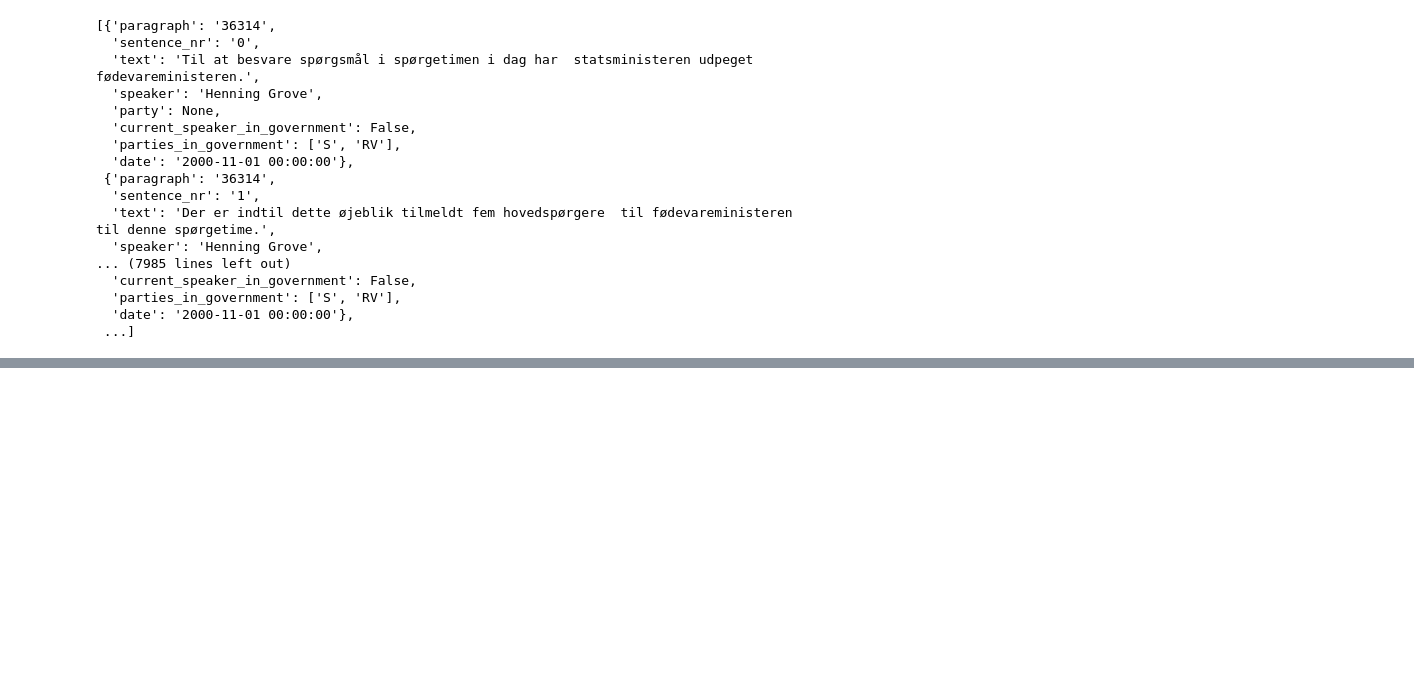
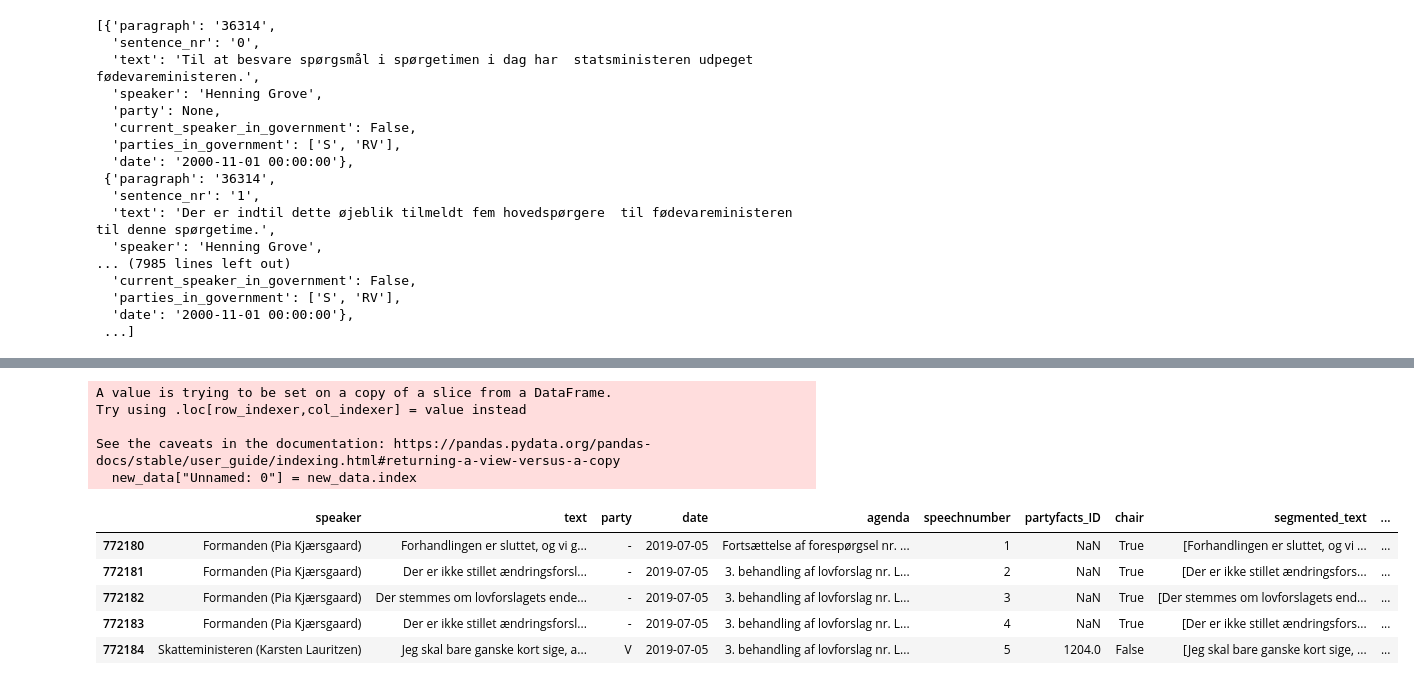
Before and after one commit to Lundsfryd/Bachelor_project, a Jupyter notebook: create_inference_data.ipynb, the cells around one changed output, grey strips where cells are left out. Cells and saved outputs as stored; diff of their text form; code cells hidden in the pictures; blank space fills up the shorter version.

```diff
--- a/create_inference_data.ipynb
+++ b/create_inference_data.ipynb
@@ -275,0 +290,5 @@ preprocess_json(input_path = "/work/MarkusLundsfrydJensen#1865/inferece_data/inf
+# %%
+new_data.pop("period")
+new_data.pop("Unnamed: 0")
+new_data.pop("procedure_ID")
+new_data.pop("link")
@@ -275,0 +308,4 @@ preprocess_json(input_path = "/work/MarkusLundsfrydJensen#1865/inferece_data/inf
+# %%
+# Convert the column to datetime (specify format if necessary)
+new_data['date'] = pd.to_datetime(new_data['date'], format='%Y-%m-%d')
+new_data.head()
@@ -275,0 +340,18 @@ preprocess_json(input_path = "/work/MarkusLundsfrydJensen#1865/inferece_data/inf
+# %%
+#fix paragraph_number
+#get last paragraph number of old data
+print(len(new_data))
+latest_date = max(df["date"])
+hello = df[(df["date"] == latest_date)]
+
+latest_speechnumber = max(hello["speechnumber"])
+
+latest_datapoint = df[(df["date"] == latest_date) & (df["speechnumber"] == latest_speechnumber)]
+latest_datapoint = latest_datapoint.index[0] +1
+
+new_data = new_data[new_data["date"] > latest_date
+]
+#df = df.reset_index(drop=True)
+new_data.index = range(latest_datapoint, latest_datapoint + len(new_data))
+print(len(new_data))
+new_data.head()
@@ -275,0 +367,5 @@ preprocess_json(input_path = "/work/MarkusLundsfrydJensen#1865/inferece_data/inf
+# %%
+#now do sentence_segmentation
+
+import ipywidgets
+new_data['segmented_text'] = new_data['text'].swifter.apply(split_paragraph)
@@ -275,0 +391,15 @@ preprocess_json(input_path = "/work/MarkusLundsfrydJensen#1865/inferece_data/inf
+# %%
+new_data["Unnamed: 0"] = new_data.index
+new_data.head()
+# %% [output]
+A value is trying to be set on a copy of a slice from a DataFrame.
+Try using .loc[row_indexer,col_indexer] = value instead
+
+See the caveats in the documentation: https://pandas.pydata.org/pandas-docs/stable/user_guide/indexing.html#returning-a-view-versus-a-copy
+  new_data["Unnamed: 0"] = new_data.index
+|  | speaker | text | party | date | agenda | speechnumber | partyfacts_ID | chair | segmented_text | ... |
+| 772180 | Formanden (Pia Kjærsgaard) | Forhandlingen er sluttet, og vi g... | - | 2019-07-05 | Fortsættelse af forespørgsel nr. ... | 1 | NaN | True | [Forhandlingen er sluttet, og vi ... | ... |
+| 772181 | Formanden (Pia Kjærsgaard) | Der er ikke stillet ændringsforsl... | - | 2019-07-05 | 3. behandling af lovforslag nr. L... | 2 | NaN | True | [Der er ikke stillet ændringsfors... | ... |
+| 772182 | Formanden (Pia Kjærsgaard) | Der stemmes om lovforslagets ende... | - | 2019-07-05 | 3. behandling af lovforslag nr. L... | 3 | NaN | True | [Der stemmes om lovforslagets end... | ... |
+| 772183 | Formanden (Pia Kjærsgaard) | Der er ikke stillet ændringsforsl... | - | 2019-07-05 | 3. behandling af lovforslag nr. L... | 4 | NaN | True | [Der er ikke stillet ændringsfors... | ... |
+| 772184 | Skatteministeren (Karsten Lauritzen) | Jeg skal bare ganske kort sige, a... | V | 2019-07-05 | 3. behandling af lovforslag nr. L... | 5 | 1204.0 | False | [Jeg skal bare ganske kort sige, ... | ... |
```
Also changed, not shown: parts of 19 cells of this notebook, 3 other files.
